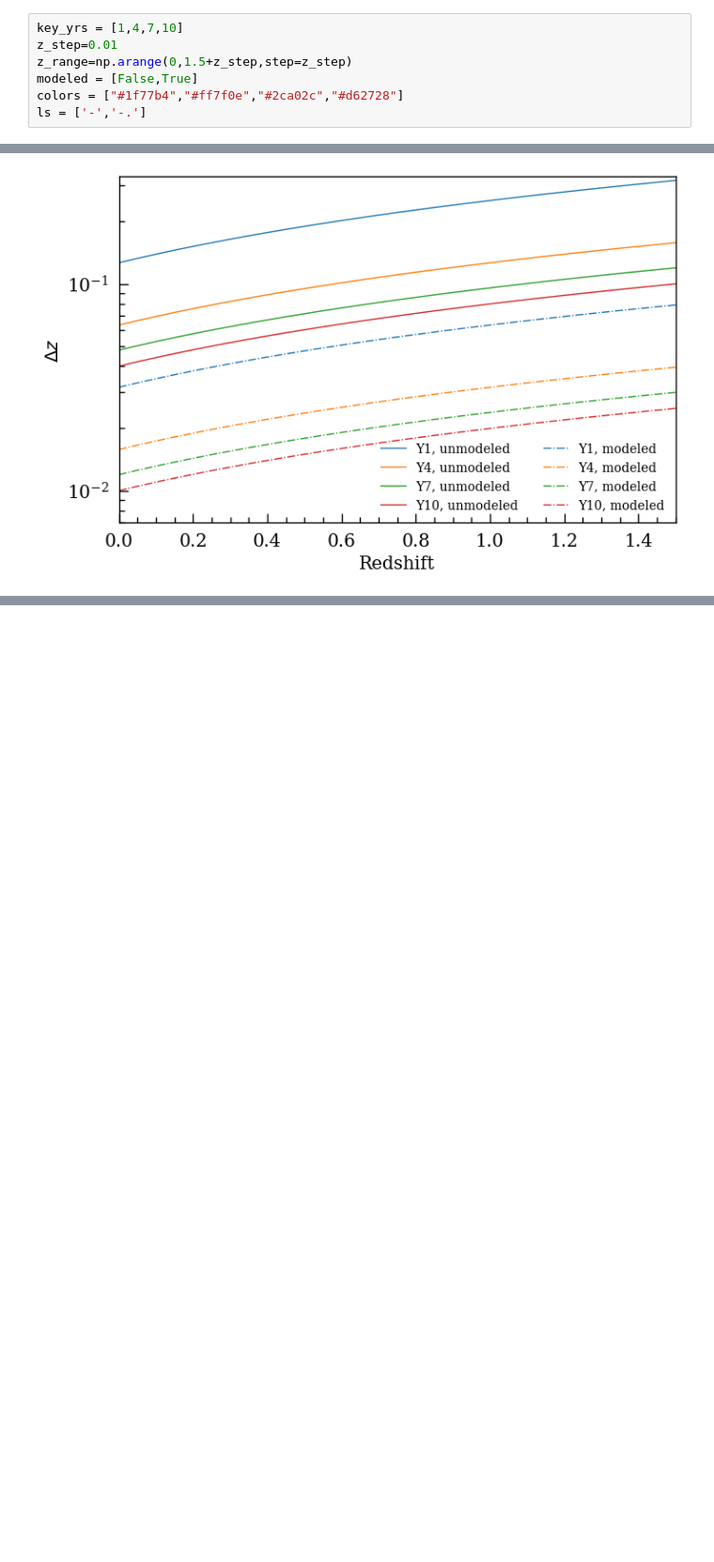
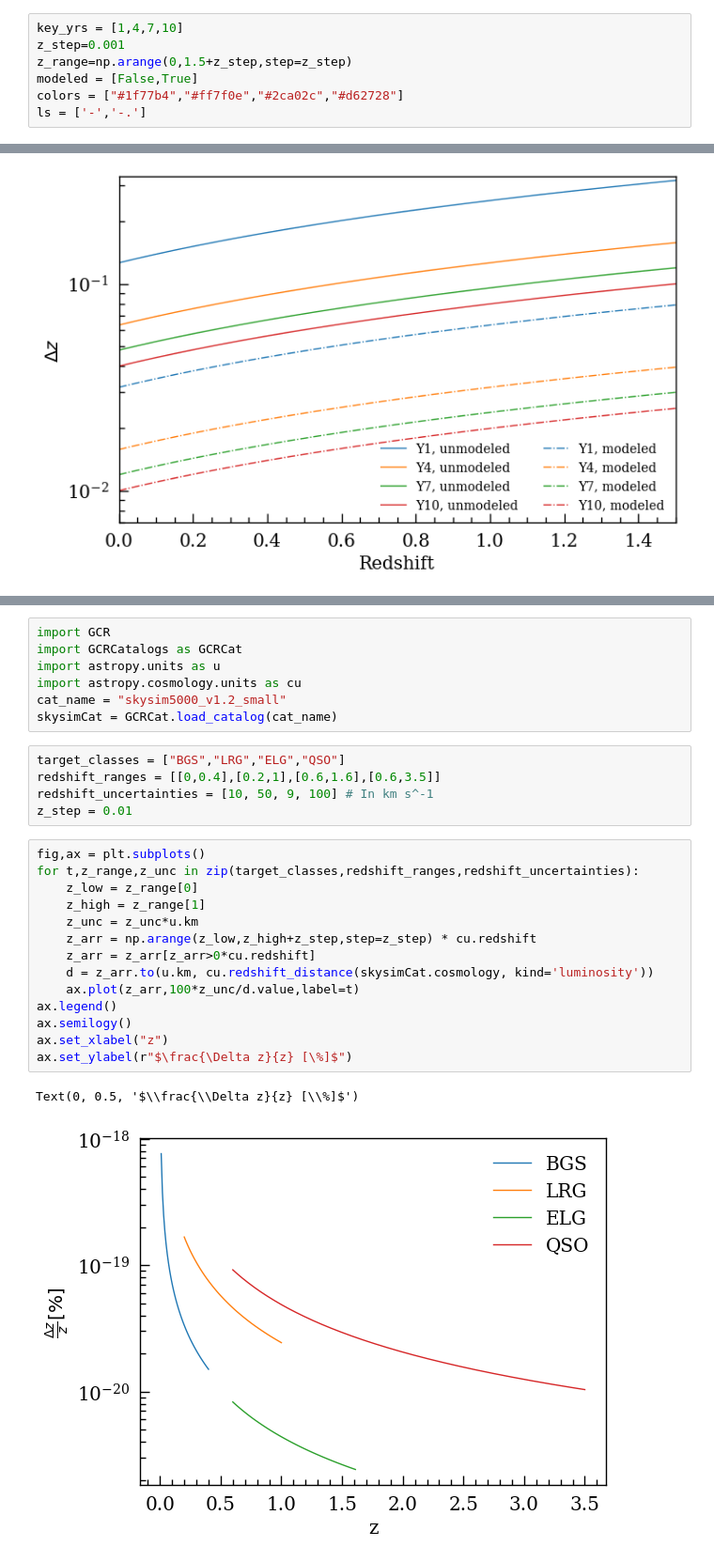
Before and after one commit to LSSTDESC/gwStreetlights, a Jupyter notebook: initialValidation/photo_z_err.ipynb, the cells around one changed output, grey strips where cells are left out. Shown at 94% size. Saved outputs shown, nothing was run; the diff lists cells and outputs as text; blank space fills up the shorter version.

```diff
--- a/initialValidation/photo_z_err.ipynb
+++ b/initialValidation/photo_z_err.ipynb
@@ -18,6 +27,6 @@ def photo_z_err(m,y,redshift):
 # %%
 key_yrs = [1,4,7,10]
-z_step=0.01
+z_step=0.001
 z_range=np.arange(0,1.5+z_step,step=z_step)
 modeled = [False,True]
 colors = ["#1f77b4","#ff7f0e","#2ca02c","#d62728"]
@@ -42,0 +61,29 @@ axs.set_xlim(0,1.5)
+# %%
+import GCR
+import GCRCatalogs as GCRCat
+import astropy.units as u
+import astropy.cosmology.units as cu
+cat_name = "skysim5000_v1.2_small"
+skysimCat = GCRCat.load_catalog(cat_name)
+# %%
+target_classes = ["BGS","LRG","ELG","QSO"]
+redshift_ranges = [[0,0.4],[0.2,1],[0.6,1.6],[0.6,3.5]]
+redshift_uncertainties = [10, 50, 9, 100] # In km s^-1
+z_step = 0.01
+# %%
+fig,ax = plt.subplots()
+for t,z_range,z_unc in zip(target_classes,redshift_ranges,redshift_uncertainties):
+    z_low = z_range[0]
+    z_high = z_range[1]
+    z_unc = z_unc*u.km
+    z_arr = np.arange(z_low,z_high+z_step,step=z_step) * cu.redshift
+    z_arr = z_arr[z_arr>0*cu.redshift]
+    d = z_arr.to(u.km, cu.redshift_distance(skysimCat.cosmology, kind='luminosity'))
+    ax.plot(z_arr,100*z_unc/d.value,label=t)
+ax.legend()
+ax.semilogy()
+ax.set_xlabel("z")
+ax.set_ylabel(r"$\frac{\Delta z}{z} [\%]$")
+# %% [output]
+Text(0, 0.5, '$\\frac{\\Delta z}{z} [\\%]$')
+[figure, added]
```
Also changed, not shown: parts of 11 cells of this notebook, 1 other file.
